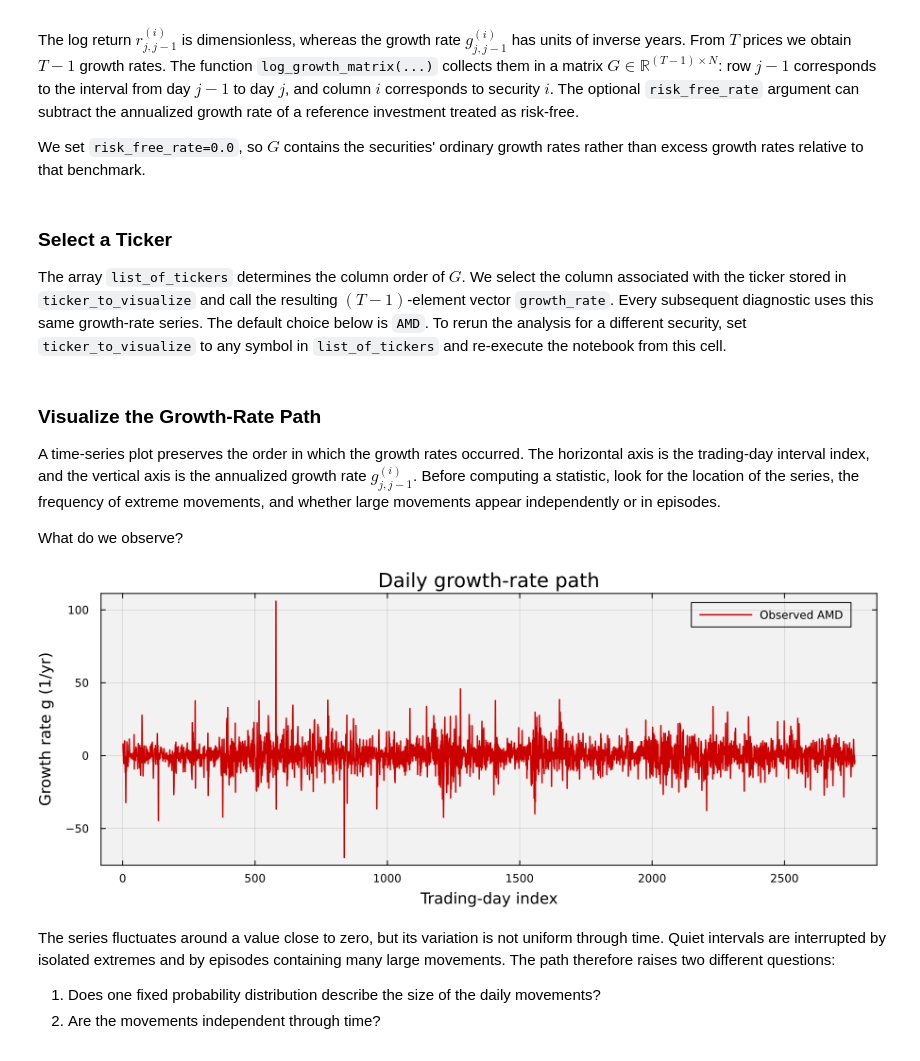
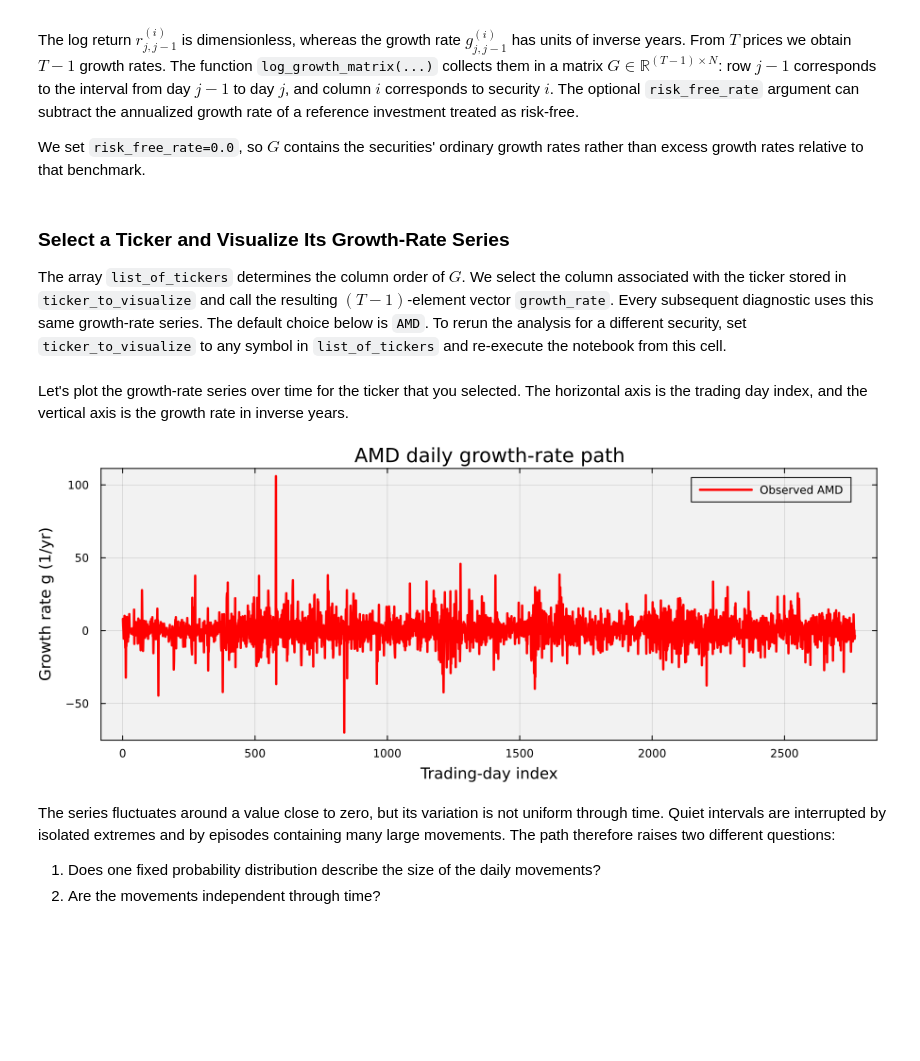
Before and after one commit to varnerlab/CHEME-5660-CourseRepository-Fall-2026, a Jupyter notebook: lectures/week-3/L3a/CHEME-5660-L3a-StylizedFacts-Example-Fall-2026.ipynb, the cells around one changed output. Cells and saved outputs as stored; diff of their text form; code cells hidden in the pictures; blank space fills up the shorter version.

```diff
--- a/lectures/week-3/L3a/CHEME-5660-L3a-StylizedFacts-Example-Fall-2026.ipynb
+++ b/lectures/week-3/L3a/CHEME-5660-L3a-StylizedFacts-Example-Fall-2026.ipynb
@@ -126,7 +126,7 @@ growth_rate_array = log_growth_matrix(
     keycol=:close,  # use daily closing prices
 );
 # %% [markdown]
-### Select a Ticker
+### Select a Ticker and Visualize Its Growth-Rate Series
 
 The array `list_of_tickers` determines the column order of $G$. We select the column associated with the ticker stored in `ticker_to_visualize` and call the resulting $(T-1)$-element vector `growth_rate`. Every subsequent diagnostic uses this same growth-rate series. The default choice below is `AMD`. To rerun the analysis for a different security, set `ticker_to_visualize` to any symbol in `list_of_tickers` and re-execute the notebook from this cell.
 # %%
@@ -135,31 +135,27 @@ ticker_to_visualize = "AMD";
 ticker_index = only(findall(==(ticker_to_visualize), list_of_tickers));
 growth_rate = growth_rate_array[:, ticker_index];
 # %% [markdown]
-### Visualize the Growth-Rate Path
-
-A time-series plot preserves the order in which the growth rates occurred. The horizontal axis is the trading-day interval index, and the vertical axis is the annualized growth rate $g_{j,j-1}^{(i)}$. Before computing a statistic, look for the location of the series, the frequency of extreme movements, and whether large movements appear independently or in episodes.
-
-What do we observe?
+Let's plot the growth-rate series over time for the ticker that you selected. The horizontal axis is the trading day index, and the vertical axis is the growth rate in inverse years.
 # %%
 # Plot the ordered series to reveal extremes and volatility clusters.
 plot(
     growth_rate;
     label="Observed $(ticker_to_visualize)",
-    color=:red3,
-    linewidth=1.5,
+    color=:red,
+    linewidth=2.5,
     xlabel="Trading-day index",
     ylabel="Growth rate g (1/yr)",
-    title="Daily growth-rate path",
+    title="$(ticker_to_visualize) daily growth-rate path",
     background_color=:gray95,
     background_color_outside=:white,
     framestyle=:box,
     legend_background_color=nothing,
     left_margin=3Plots.mm,
     bottom_margin=4Plots.mm,
     size=(900, 360),
 )
 # %% [output]
-[figure, old version]
+[figure, new version]
 # %% [markdown]
 The series fluctuates around a value close to zero, but its variation is not uniform through time. Quiet intervals are interrupted by isolated extremes and by episodes containing many large movements. The path therefore raises two different questions:
 
```
Also changed, not shown: parts of 17 cells of this notebook, 1 other file.
